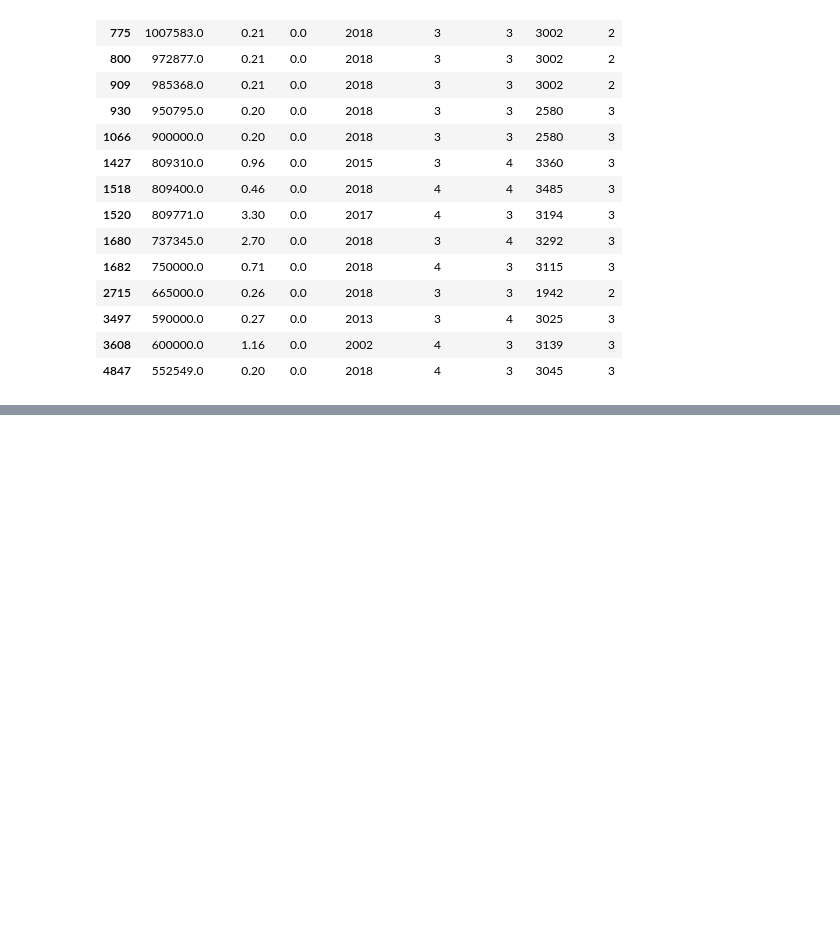
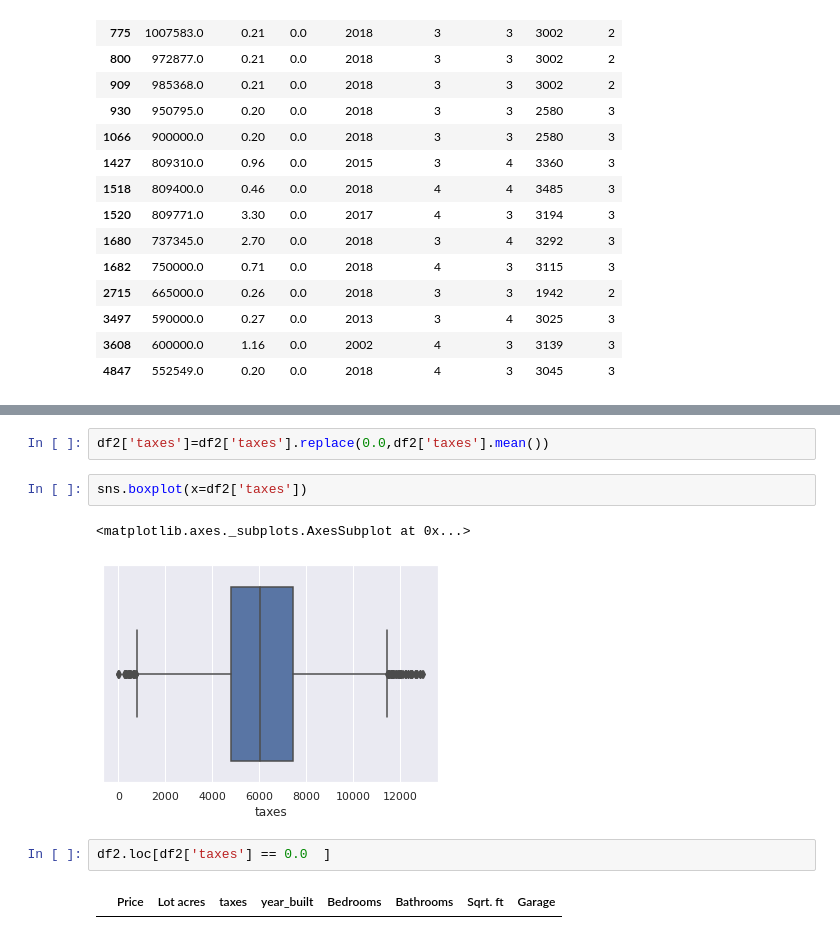
Before and after one commit to Jiji-96/Data-Cleaning-and-EDA, a Jupyter notebook: google_drive_data.ipynb, the cells around one changed output, grey strips where cells are left out. Cells and saved outputs as stored; diff of their text form; blank space fills up the shorter version.

```diff
--- a/google_drive_data.ipynb
+++ b/google_drive_data.ipynb
@@ -631,0 +637,11 @@ df2.loc[df2['taxes'] == 0.0  ]
+# %%
+df2['taxes']=df2['taxes'].replace(0.0,df2['taxes'].mean())
+# %%
+sns.boxplot(x=df2['taxes'])
+# %% [output]
+<matplotlib.axes._subplots.AxesSubplot at 0x...>
+[figure, added]
+# %%
+df2.loc[df2['taxes'] == 0.0  ]
+# %% [output]
+|  | Price | Lot acres | taxes | year_built | Bedrooms | Bathrooms | Sqrt. ft | Garage |
```
Also changed, not shown: parts of 9 cells of this notebook.
